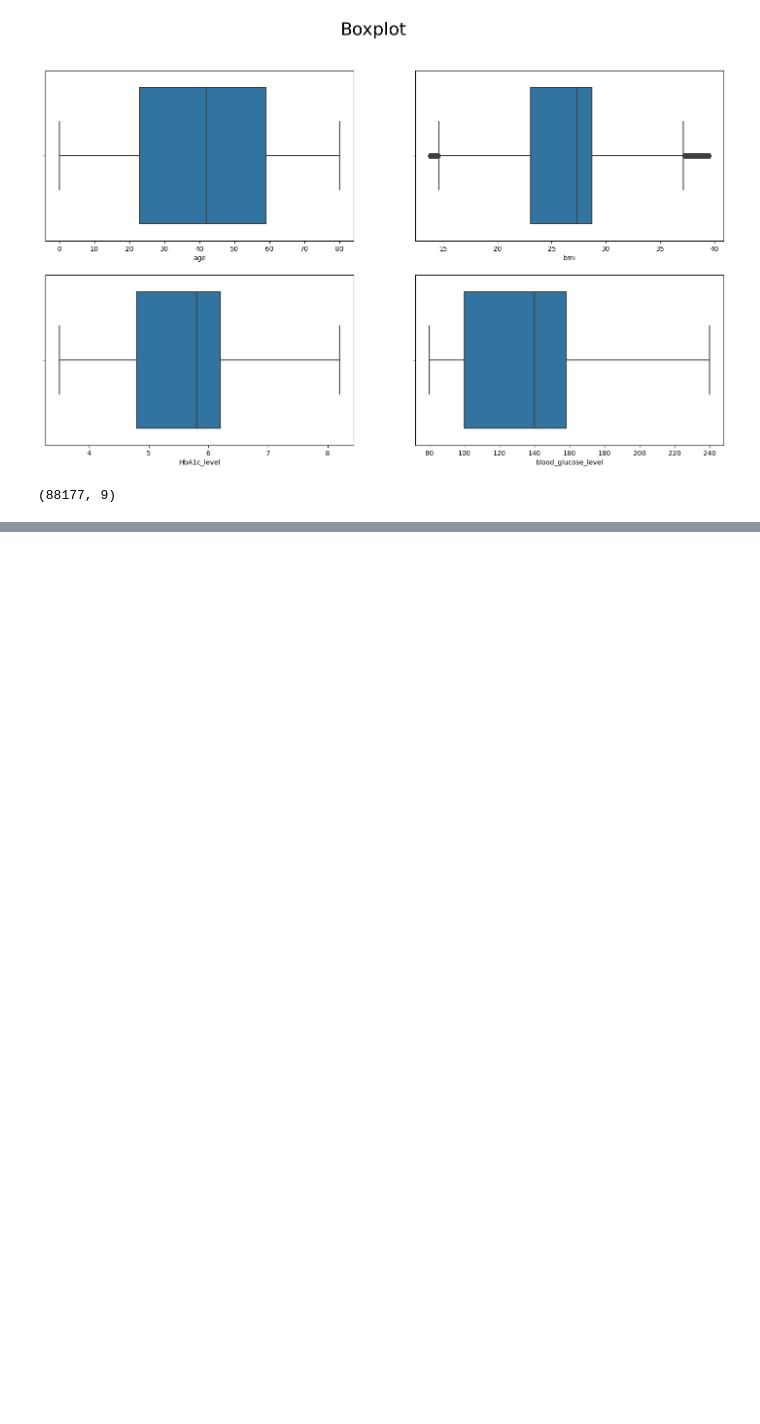
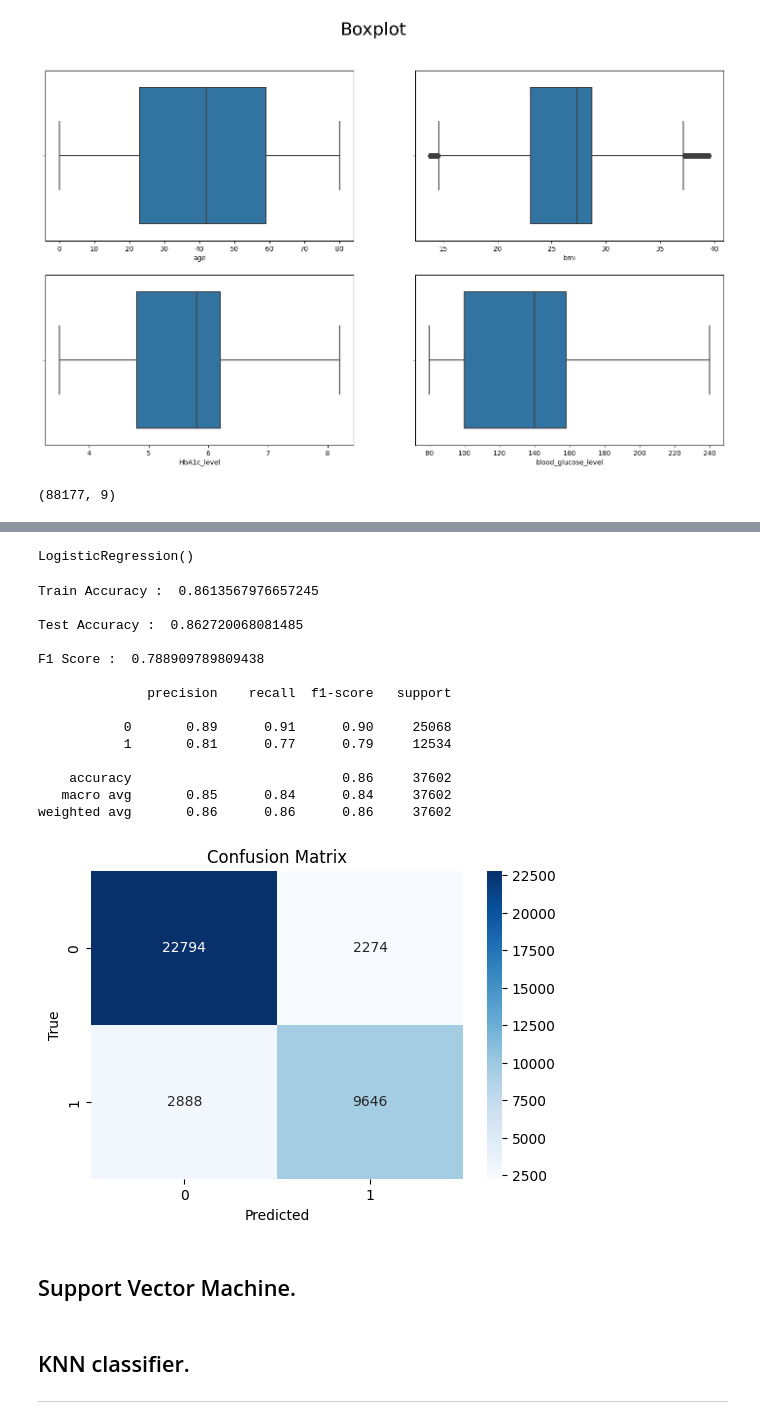
Before and after one commit to Suman-Adhikary/Diabetes-Prediction, a Jupyter notebook: Diabetes_Prediction.ipynb, the cells around one changed output, grey strips where cells are left out. Cells and saved outputs as stored; diff of their text form; code cells hidden in the pictures; blank space fills up the shorter version.

```diff
--- a/Diabetes_Prediction.ipynb
+++ b/Diabetes_Prediction.ipynb
@@ -777,0 +803,3 @@ print(accuracy_score(y_train, y_pred_train))
+# %%
+LR = LogisticRegression()
+Score(LR, X_train, y_train)
@@ -777,0 +813,40 @@ print(accuracy_score(y_train, y_pred_train))
+# %%
+LR.fit(X_train, y_train)
+# %% [output]
+LogisticRegression()
+# %%
+y_pred = LR.predict(X_test)
+
+print("Train Accuracy : ", accuracy_score(y_train, LR.predict(X_train)))
+print()
+print("Test Accuracy : ", accuracy_score(y_test, y_pred))
+print()
+print('F1 Score : ', f1_score(y_test, y_pred))
+print()
+print(classification_report(y_test, y_pred))
+
+cm = confusion_matrix(y_test, y_pred)
+plt.figure(figsize=(6, 4))
+sns.heatmap(cm, annot=True, fmt='d', cmap='Blues')
+plt.title('Confusion Matrix')
+plt.xlabel('Predicted')
+plt.ylabel('True')
+plt.show()
+# %% [output]
+Train Accuracy :  0.8613567976657245
+
+Test Accuracy :  0.862720068081485
+
+F1 Score :  0.788909789809438
+
+              precision    recall  f1-score   support
+
+           0       0.89      0.91      0.90     25068
+           1       0.81      0.77      0.79     12534
+
+    accuracy                           0.86     37602
+   macro avg       0.85      0.84      0.84     37602
+weighted avg       0.86      0.86      0.86     37602
+[figure, added]
+# %% [markdown]
+## Support Vector Machine.
@@ -777,0 +858,4 @@ print(accuracy_score(y_train, y_pred_train))
+# %% [markdown]
+## KNN classifier.
+
+---
```
Also changed, not shown: parts of 70 cells of this notebook.
